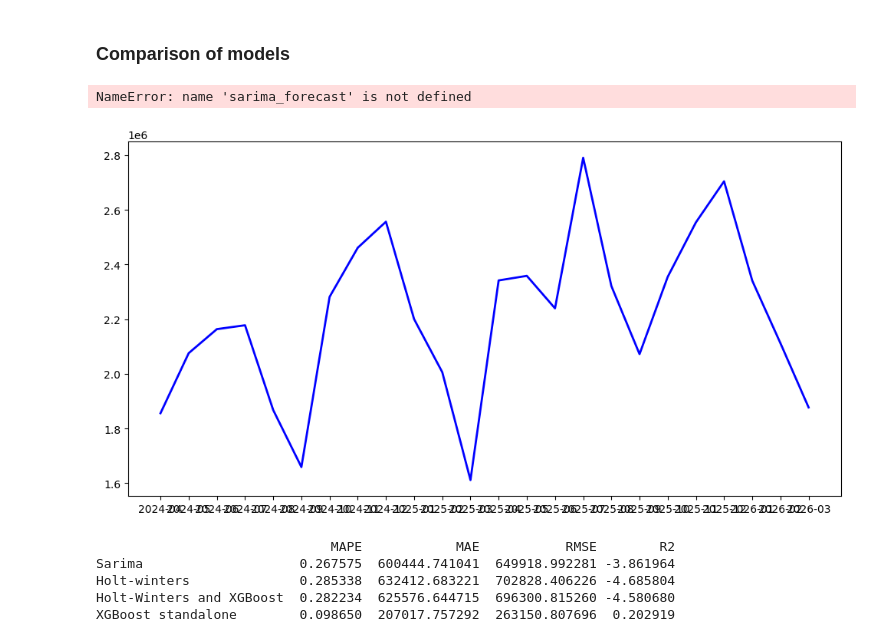
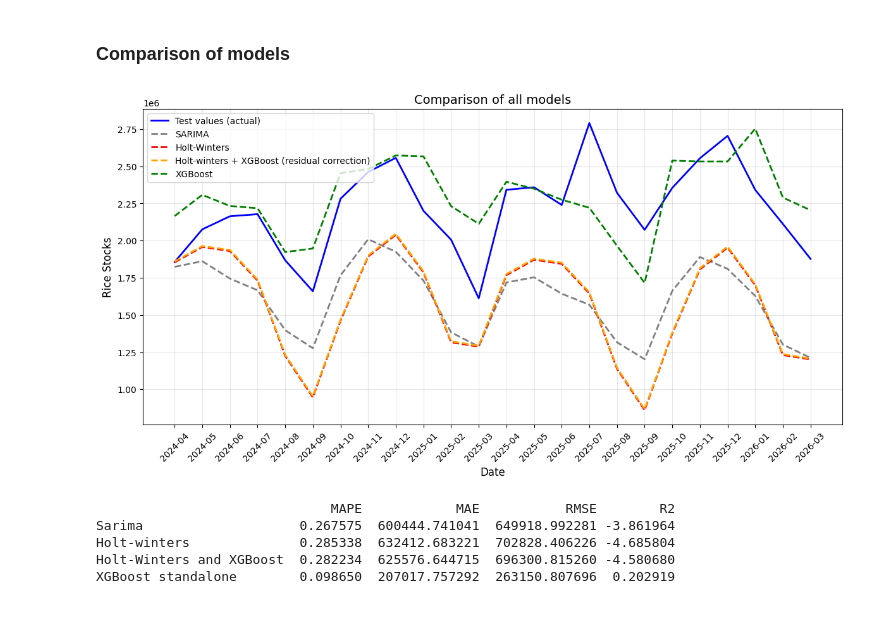
Before and after one commit to emmanresu/Thesis-Keras, a Jupyter notebook: rice_stocks.ipynb, the cells around one changed output. Cells and saved outputs as stored; diff of their text form; code cells hidden in the pictures; blank space fills up the shorter version.

```diff
--- a/rice_stocks.ipynb
+++ b/rice_stocks.ipynb
@@ -1746,36 +1751,35 @@ date_range_str = f"({start_date} to {end_date})"
 
 # 2. Plotting
 plt.figure(figsize=(12, 6))
 
 # Actual Values
 plt.plot(data['date'].iloc[-holdout_size:], test, label=f'Test values (actual)', color='blue', linewidth=2)
 
 # SARIMA
 plt.plot(data['date'].iloc[-holdout_size:], sarima_forecast, label=f'SARIMA', color='gray', linestyle='--', linewidth=2)
 
 # Holt-winters standalone
 plt.plot(data['date'].iloc[-holdout_size:], hw_forecast, label=f'Holt-Winters', color='red', linestyle='--', linewidth=2)
 
 # Hybrid forecast
 plt.plot(data['date'].iloc[-holdout_size:], final_hybrid_forecast, label=f'Holt-winters + XGBoost (residual correction)', color='orange', linestyle='--', linewidth=2)
 
 # XGBoost standalone
 plt.plot(data['date'].iloc[-holdout_size:], xgb_model_forecast, label=f'XGBoost', color='green', linestyle='--', linewidth=2)
 
 # 3. Aesthetics
-plt.title('Holt-Winters (standalone) and Holt-winters XGBoost (hybrid) model', fontsize=14)
+plt.title('Comparison of all models', fontsize=14)
 plt.xlabel('Date', fontsize=12)
 plt.ylabel('Rice Stocks', fontsize=12)
 plt.legend(loc='upper left')
 plt.grid(True, alpha=0.3)
 plt.tight_layout()
 
 plt.xticks(data['date'][::1].iloc[-holdout_size:], rotation=45)
 
 plt.show()
 # %% [output]
-NameError: name 'sarima_forecast' is not defined
-[figure, old version]
+[figure, new version]
 # %%
 metrics_dict = {
     "MAPE": [sarima_mape, hw_mape, hybrid_mape, xgb_mape],
```
Also changed, not shown: parts of 15 cells of this notebook.
